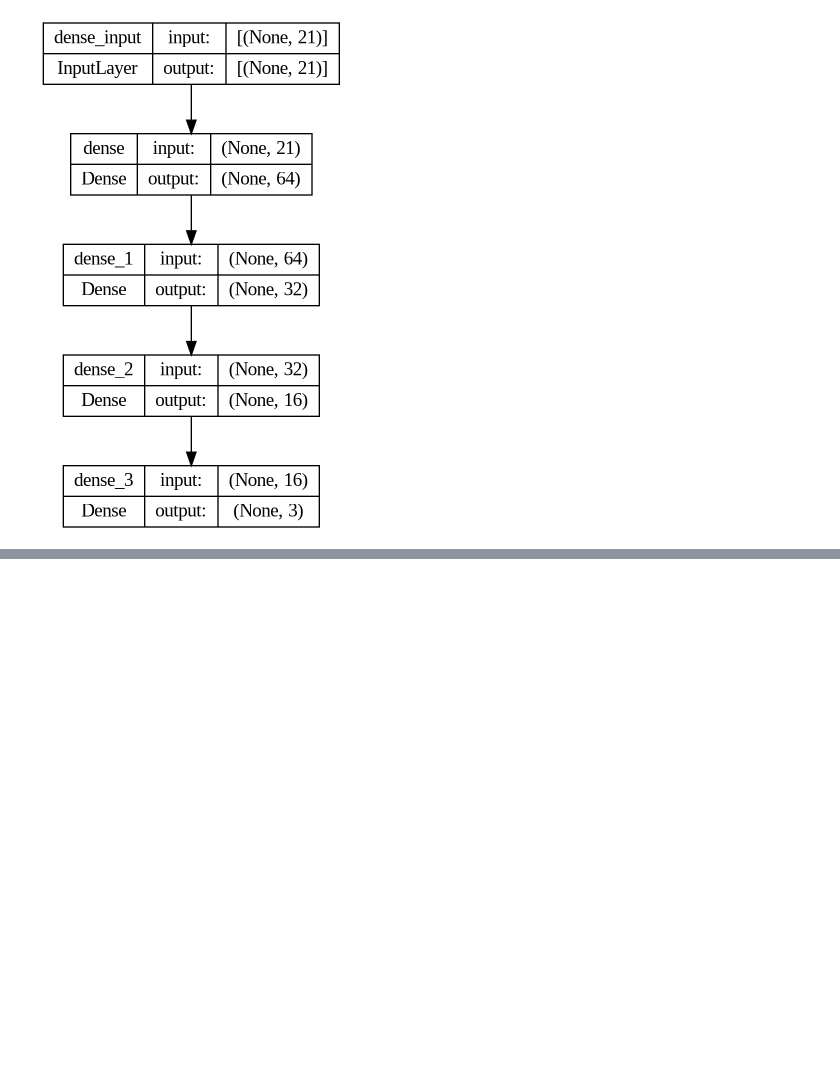
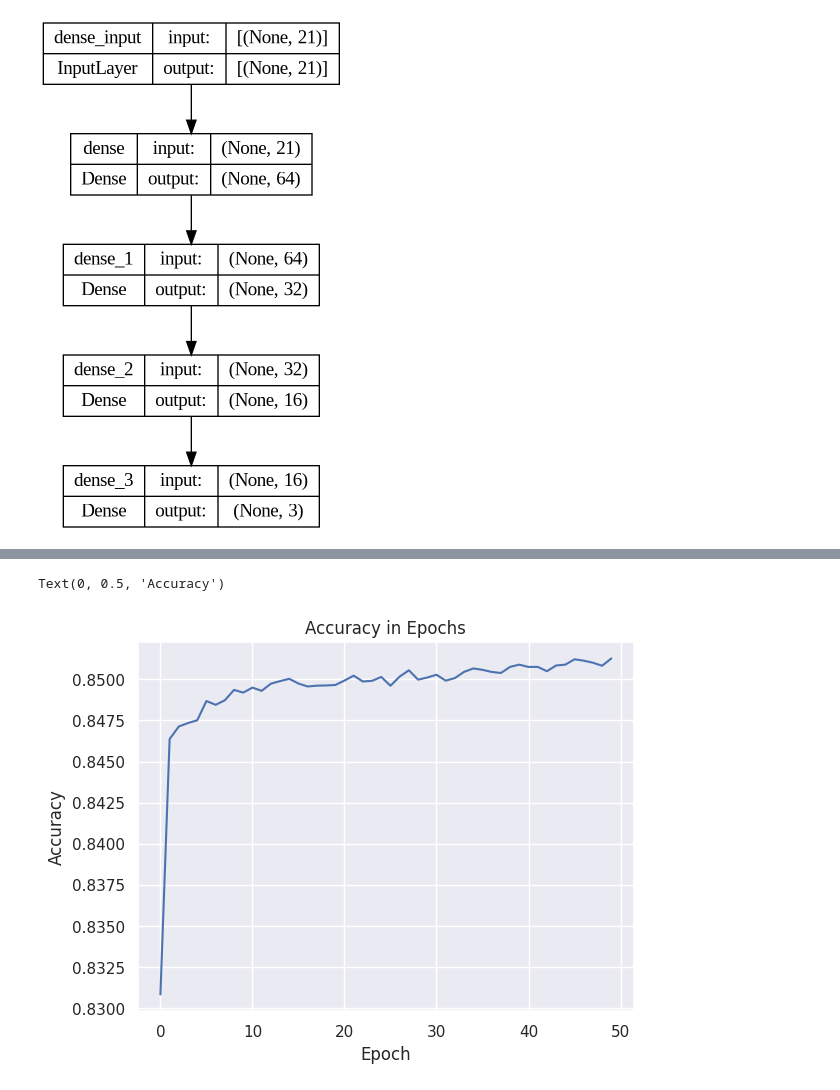
Before and after one commit to Henri-debug/diabetes_classification, a Jupyter notebook: diabetes_mlp.ipynb, the cells around one changed output, grey strips where cells are left out. Saved outputs shown, nothing was run; the diff lists cells and outputs as text; code cells hidden in the pictures; blank space fills up the shorter version.

```diff
--- a/diabetes_mlp.ipynb
+++ b/diabetes_mlp.ipynb
@@ -500,0 +517,8 @@ Text(0, 0.5, 'Loss')
+# %%
+history_df['accuracy'].plot()
+plt.title("Accuracy in Epochs")
+plt.xlabel("Epoch")
+plt.ylabel("Accuracy")
+# %% [output]
+Text(0, 0.5, 'Accuracy')
+[figure, added]
```
Also changed, not shown: parts of 23 cells of this notebook.
